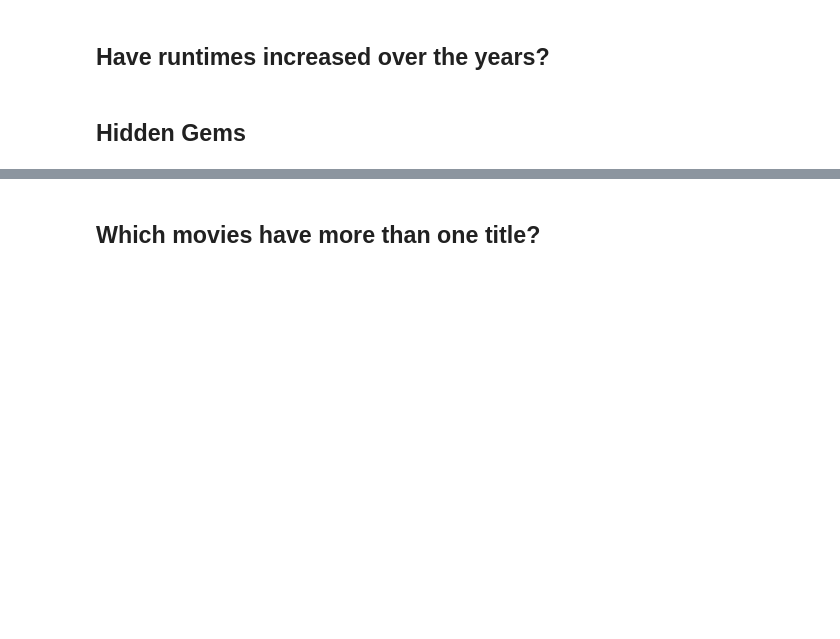
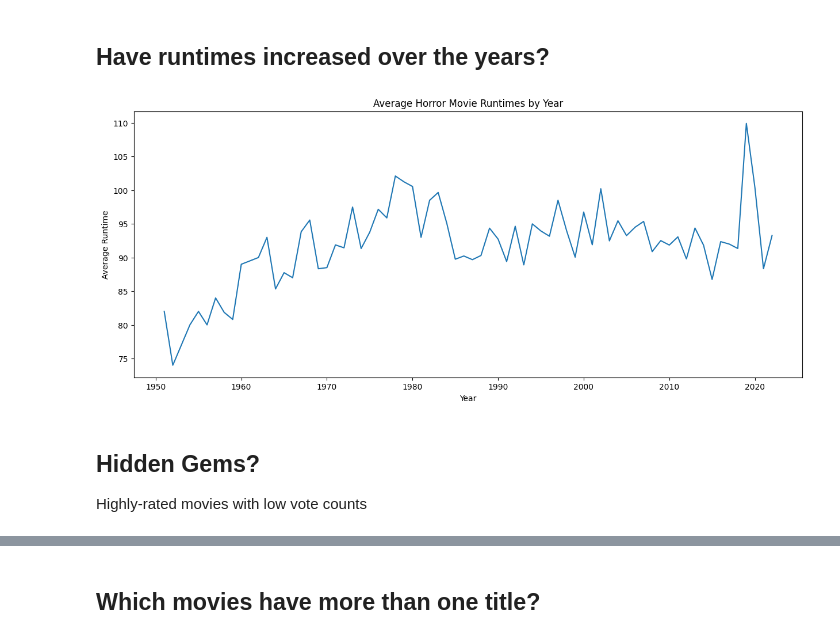
Before and after one commit to ashley-skidmore/horror_movie_playground, a Jupyter notebook: notebooks/more_horror_fun.ipynb, the cells around one changed output, grey strips where cells are left out. Drawn from its saved outputs; the diff is of its cells as text; code cells hidden in the pictures; blank space fills up the shorter version.

Commit message:
completed notebook

```diff
--- a/notebooks/more_horror_fun.ipynb
+++ b/notebooks/more_horror_fun.ipynb
@@ -7,0 +10,4 @@ import matplotlib.pyplot as plt
+# %%
+#I've already explored this data in the horror_by_year notebook, so I don't need to do that here. I only need to create the DataFrame.
+
+horror_movies = pd.read_csv('../data/horror_movies.csv')
@@ -8 +16,9 @@ import matplotlib.pyplot as plt
+# %%
+#Again, I already know what I need to do without exploring again.
+
+horror_movies = horror_movies.dropna() #Dropping rows with nulls
+
+horror_movies['release_date'] = pd.to_datetime(horror_movies['release_date']) #Changing the release date column to DateTime
+
+horror_movies['year'] = horror_movies['release_date'].dt.year #Pulls out just the year from the release date
 # %% [markdown]
@@ -16,5 +74,19 @@ import matplotlib.pyplot as plt
 # %% [markdown]
 ## Have runtimes increased over the years?
+# %%
+#Grouping the average movie rating by year and calculating the average runtime for each group
+yearly_runtimes = horror_movies.groupby('year')['runtime'].mean()
+
+yearly_runtimes.plot(kind='line', figsize=(15, 6)) #figsize will change the graph size for legibility
+
+#Getting fancy with labels
+plt.xlabel('Year')
+plt.ylabel('Average Runtime')
+plt.title('Average Horror Movie Runtimes by Year')
+plt.show()
+# %% [output]
+[figure, added]
 # %% [markdown]
-## Hidden Gems
+## Hidden Gems?
+Highly-rated movies with low vote counts
 # %%
```
Also changed, not shown: parts of 10 cells of this notebook.
